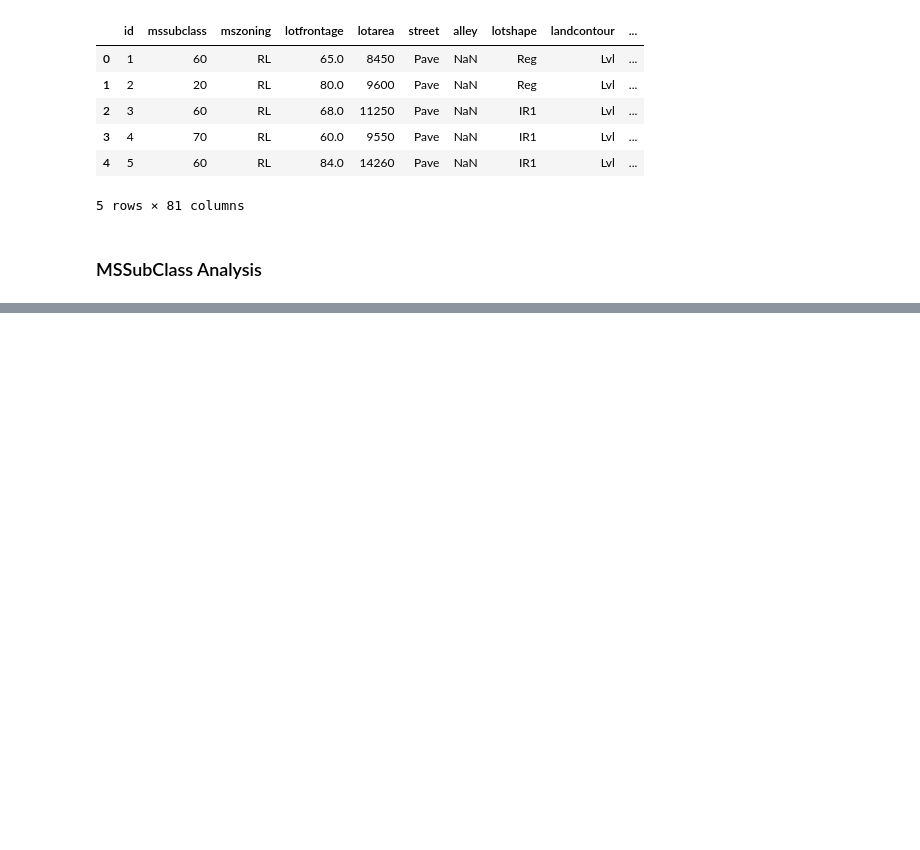
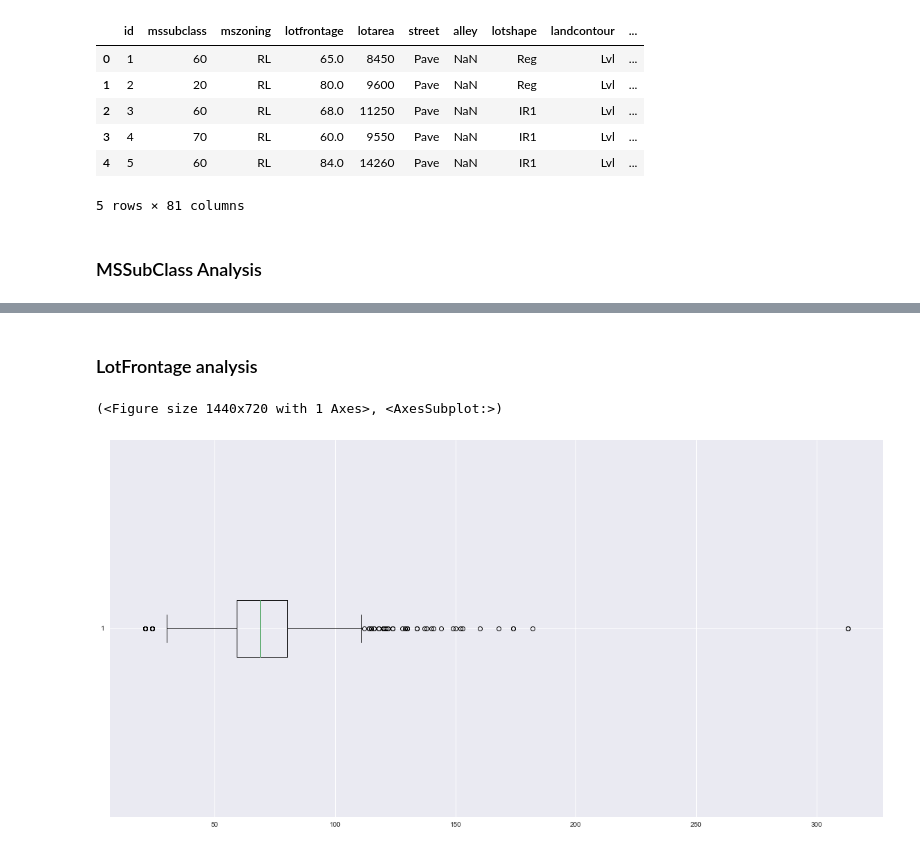
Before and after one commit to aureliolova/house_prices, a Jupyter notebook: EDA/EDA_I.ipynb, the cells around one changed output, grey strips where cells are left out. Drawn from its saved outputs; the diff is of its cells as text; code cells hidden in the pictures; blank space fills up the shorter version.

```diff
--- a/EDA/EDA_I.ipynb
+++ b/EDA/EDA_I.ipynb
@@ -121,0 +93,8 @@ AttributeError: 'Rectangle' object has no property 'plot'
+# %% [markdown]
+### LotFrontage analysis
+# %%
+num_col='lotfrontage'
+make_boxplot(data=data, num_col=num_col)
+# %% [output]
+(<Figure size 1440x720 with 1 Axes>, <AxesSubplot:>)
+[figure, added]
```
Also changed, not shown: parts of 17 cells of this notebook, 2 other files.
